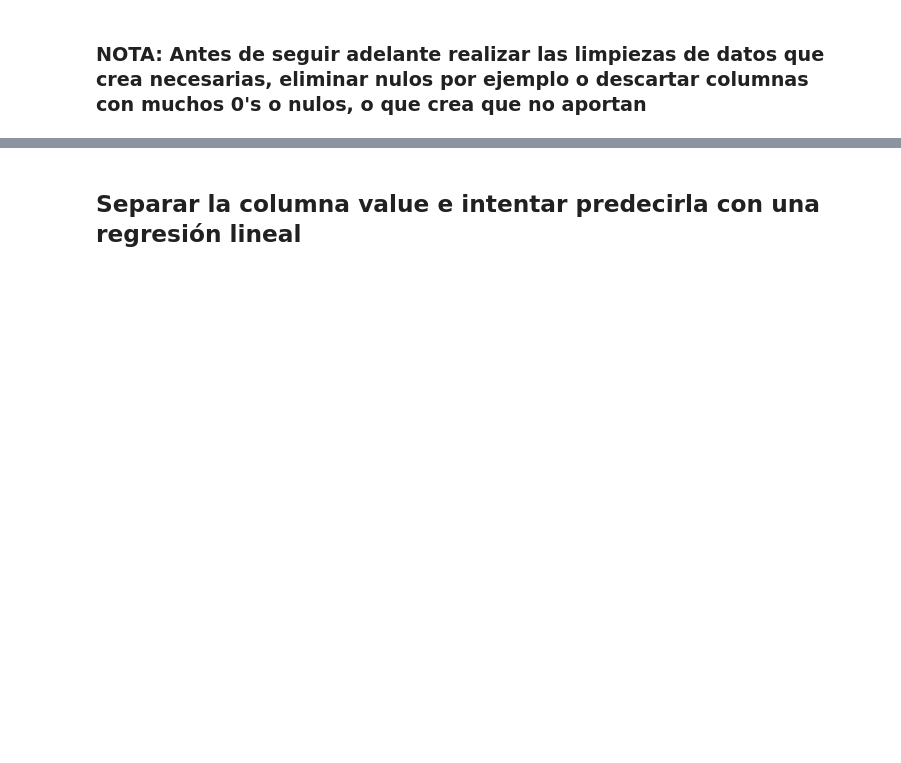
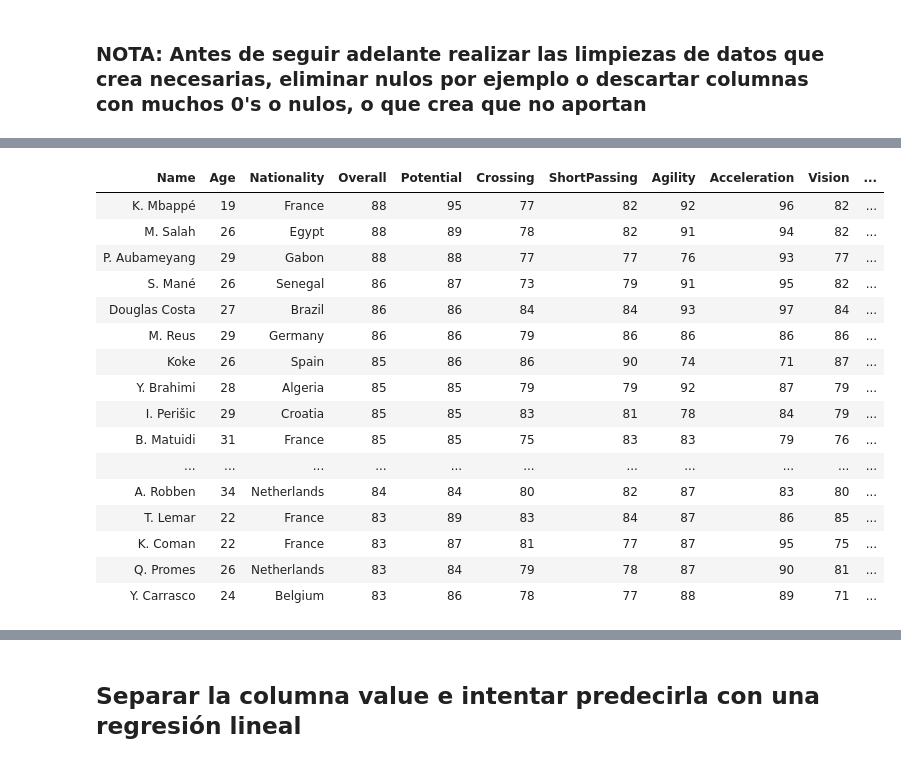
Before and after one commit to LauraRodriguezCanova/MachineLearning, a Jupyter notebook: Tarea.ipynb, the cells around one changed output, grey strips where cells are left out. Saved outputs shown, nothing was run; the diff lists cells and outputs as text; code cells hidden in the pictures; blank space fills up the shorter version.

```diff
--- a/Tarea.ipynb
+++ b/Tarea.ipynb
@@ -319,0 +442,25 @@ summary(fifaAM, 20)
+# %%
+#Dataset para Left/Right Midfielders
+fifaLRM <- fifaClean %>% filter(Position == "LRM")%>%
+                   select(Name, Age, Nationality, Overall, Potential, Crossing, ShortPassing,
+                              Agility, Acceleration, Vision, SprintSpeed, LongPassing,
+                          BallControl, Reactions, Dribbling, Stamina, Positioning, International.Reputation)
+head(fifaLRM, 20)
+# %% [output]
+| Name | Age | Nationality | Overall | Potential | Crossing | ShortPassing | Agility | Acceleration | Vision | ... |
+| K. Mbappé | 19 | France | 88 | 95 | 77 | 82 | 92 | 96 | 82 | ... |
+| M. Salah | 26 | Egypt | 88 | 89 | 78 | 82 | 91 | 94 | 82 | ... |
+| P. Aubameyang | 29 | Gabon | 88 | 88 | 77 | 77 | 76 | 93 | 77 | ... |
+| S. Mané | 26 | Senegal | 86 | 87 | 73 | 79 | 91 | 95 | 82 | ... |
+| Douglas Costa | 27 | Brazil | 86 | 86 | 84 | 84 | 93 | 97 | 84 | ... |
+| M. Reus | 29 | Germany | 86 | 86 | 79 | 86 | 86 | 86 | 86 | ... |
+| Koke | 26 | Spain | 85 | 86 | 86 | 90 | 74 | 71 | 87 | ... |
+| Y. Brahimi | 28 | Algeria | 85 | 85 | 79 | 79 | 92 | 87 | 79 | ... |
+| I. Perišic | 29 | Croatia | 85 | 85 | 83 | 81 | 78 | 84 | 79 | ... |
+| B. Matuidi | 31 | France | 85 | 85 | 75 | 83 | 83 | 79 | 76 | ... |
+| ... | ... | ... | ... | ... | ... | ... | ... | ... | ... | ... |
+| A. Robben | 34 | Netherlands | 84 | 84 | 80 | 82 | 87 | 83 | 80 | ... |
+| T. Lemar | 22 | France | 83 | 89 | 83 | 84 | 87 | 86 | 85 | ... |
+| K. Coman | 22 | France | 83 | 87 | 81 | 77 | 87 | 95 | 75 | ... |
+| Q. Promes | 26 | Netherlands | 83 | 84 | 79 | 78 | 87 | 90 | 81 | ... |
+| Y. Carrasco | 24 | Belgium | 83 | 86 | 78 | 77 | 88 | 89 | 71 | ... |
```
Also changed, not shown: parts of 28 cells of this notebook.
